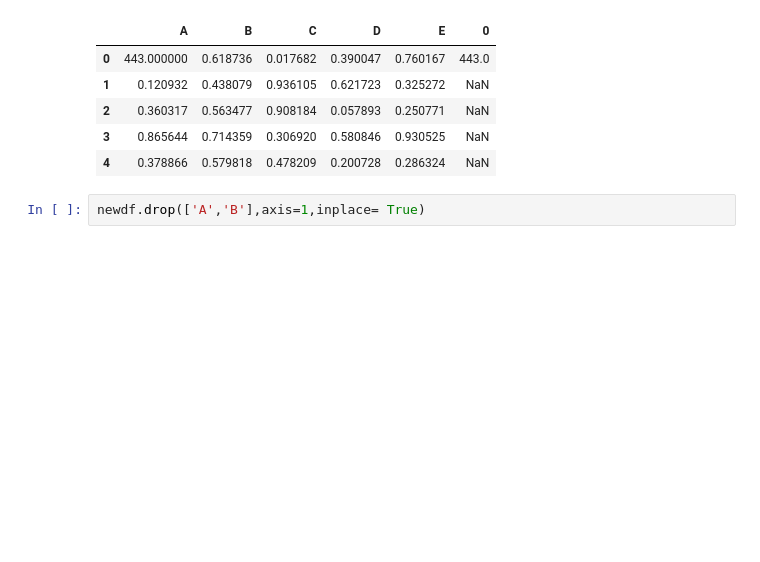
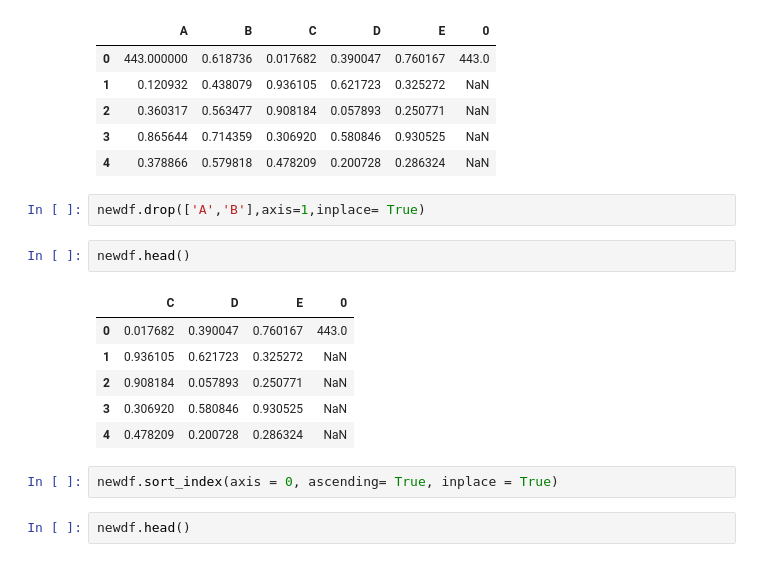
Before and after one commit to georgepr0xy/Pandas, a Jupyter notebook: pads.ipynb, the cells around one changed output. Cells and saved outputs as stored; diff of their text form; blank space fills up the shorter version.

```diff
--- a/pads.ipynb
+++ b/pads.ipynb
@@ -366,3 +366,16 @@ newdf.head()
 | 4 | 0.378866 | 0.579818 | 0.478209 | 0.200728 | 0.286324 | NaN |
 # %%
 newdf.drop(['A','B'],axis=1,inplace= True)
+# %%
+newdf.head()
+# %% [output]
+|  | C | D | E | 0 |
+| 0 | 0.017682 | 0.390047 | 0.760167 | 443.0 |
+| 1 | 0.936105 | 0.621723 | 0.325272 | NaN |
+| 2 | 0.908184 | 0.057893 | 0.250771 | NaN |
+| 3 | 0.306920 | 0.580846 | 0.930525 | NaN |
+| 4 | 0.478209 | 0.200728 | 0.286324 | NaN |
+# %%
+newdf.sort_index(axis = 0, ascending= True, inplace = True)
+# %%
+newdf.head()
```
